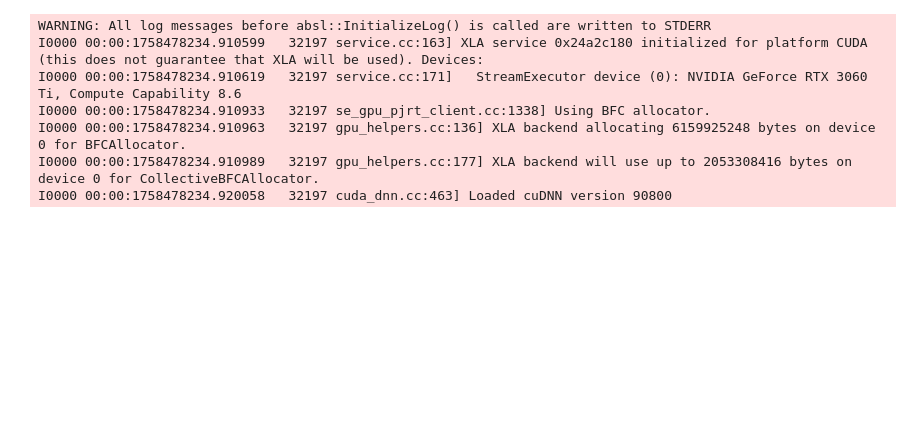
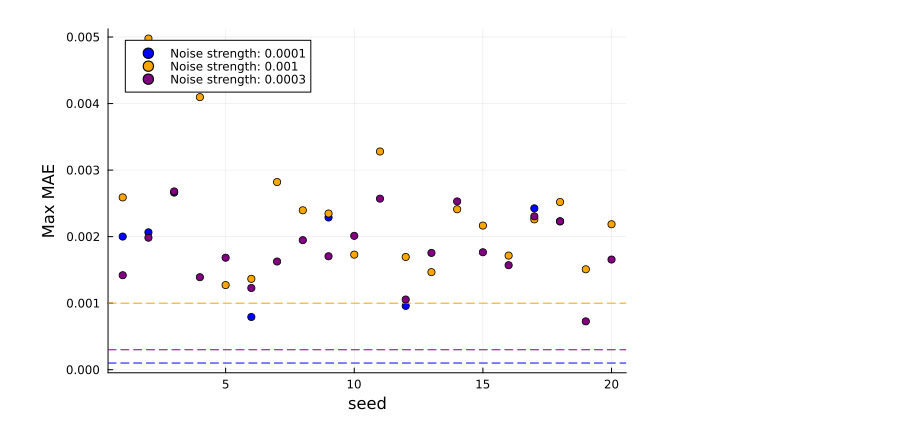
Before and after one commit to mlenes/surrogate_flow, a Jupyter notebook: Analysis.ipynb, the cells around one changed output. Cells and saved outputs as stored; diff of their text form; code cells hidden in the pictures; blank space fills up the shorter version.

```diff
--- a/Analysis.ipynb
+++ b/Analysis.ipynb
@@ -14,3 +164,45 @@ show_plots("data/burgers1d_periodicBase.jld2", model, Xμ, Xσ, "media/TEMP.png"
+# %%
+nseeds=20
+cutoff=0.1
+
+trainpath0_0001="data/burgers1d_periodicNoised0_0001.jld2"
+trainpath0_001="data/burgers1d_periodicNoised0_001.jld2"
+trainpath0_0003="data/burgers1d_periodicNoised0_0003.jld2"
+
+truthpath="data/burgers1d_periodicBase.jld2"
+testpath="data/burgers1d_periodicBase.jld2"
+
+max_MAE0_0001 = get_max_MAE(FluxModel, trainpath0_0001, truthpath, testpath, nseeds)
+max_MAE0_001 = get_max_MAE(FluxModel, trainpath0_001, truthpath, testpath, nseeds)
+max_MAE0_0003 = get_max_MAE(FluxModel, trainpath0_0003, truthpath, testpath, nseeds);
+# %%
+function get_filtered_max_MAE(max_MAE, cutoff)
+    filtered_max_MAE = []
+    for i in 1:length(max_MAE)
+        if max_MAE[i] < cutoff
+            push!(filtered_max_MAE, max_MAE[i])
+        else
+            push!(filtered_max_MAE, NaN)
+        end
+    end
+    return filtered_max_MAE
+end
+filtered_max_MAE0_0001 = get_filtered_max_MAE(max_MAE0_0001, cutoff)
+filtered_max_MAE0_001 = get_filtered_max_MAE(max_MAE0_001, cutoff)
+filtered_max_MAE0_0003 = get_filtered_max_MAE(max_MAE0_0003, cutoff)
+
+s = scatter(filtered_max_MAE0_0001, xlabel="seed", ylabel="Max MAE", label="Noise strength: 0.0001", color=:blue)
+hline!([0.0001], linestyle=:dash, label=false, color=:blue)
+
+scatter!(filtered_max_MAE0_001, label="Noise strength: 0.001", color=:orange)
+hline!([0.001], linestyle=:dash, label=false, color=:orange)
+
+scatter!(filtered_max_MAE0_0003, label="Noise strength: 0.0003", color=:purple)
+hline!([0.0003], linestyle=:dash, label=false, color=:purple)
+
+display(s)
+# %% [output]
+[figure, added]
 # %%
 using Lux, Reactant, Enzyme, Zygote, Optimisers, MLUtils, Random, Statistics, JLD2, Plots, NNlib, ProgressMeter, BSON
 include("analysis_tools.jl")
@@ -122,27 +338,24 @@ function get_total_error(testing_model, trainpath, truthpath, testpath, nseeds)
     return total_errors
 end;
 # %%
-nseeds=400
+nseeds=10
 cutoff=0.1
 
 trainpathBase="data/burgers1d_periodicBase.jld2"
 trainpathNoised="data/burgers1d_periodicNoised.jld2"
 
-truthpath="data/burgers1d_periodicBase.jld2"
+trainpathAmp="data/burgers1d_periodicAmp.jld2"
+trainpathNoisedAmp="data/burgers1d_periodicNoisedAmp.jld2"
+
+truthpathBase="data/burgers1d_periodicBase.jld2"
+truthpathAmp="data/burgers1d_periodicAmp.jld2"
+
 testpath="data/burgers1d_periodicAmp.jld2"
 
-total_errors_Base_Base = get_total_error(BaseModel, trainpathBase, truthpath, testpath, nseeds)
-total_errors_Base_Noised = get_total_error(BaseModel, trainpathNoised, truthpath, testpath, nseeds)
-total_errors_Flux_Base = get_total_error(FluxModel, trainpathBase, truthpath, testpath, nseeds)
-total_errors_Flux_Noised = get_total_error(FluxModel, trainpathNoised, truthpath, testpath, nseeds);
+total_errors_Base_Base = get_total_error(BaseModel, [trainpathBase, trainpathAmp], [truthpathBase, truthpathAmp], testpath, nseeds)
+total_errors_Base_Noised = get_total_error(BaseModel, [trainpathNoised, trainpathNoisedAmp], [truthpathBase, truthpathAmp], testpath, nseeds)
+total_errors_Flux_Base = get_total_error(FluxModel, [trainpathBase, trainpathAmp], [truthpathBase, truthpathAmp], testpath, nseeds)
+total_errors_Flux_Noised = get_total_error(FluxModel, [trainpathNoised, trainpathNoisedAmp], [truthpathBase, truthpathAmp], testpath, nseeds);
-# %% [output]
-WARNING: All log messages before absl::InitializeLog() is called are written to STDERR
-I0000 00:00:1758478234.910599   32197 service.cc:163] XLA service 0x24a2c180 initialized for platform CUDA (this does not guarantee that XLA will be used). Devices:
-I0000 00:00:1758478234.910619   32197 service.cc:171]   StreamExecutor device (0): NVIDIA GeForce RTX 3060 Ti, Compute Capability 8.6
-I0000 00:00:1758478234.910933   32197 se_gpu_pjrt_client.cc:1338] Using BFC allocator.
-I0000 00:00:1758478234.910963   32197 gpu_helpers.cc:136] XLA backend allocating 6159925248 bytes on device 0 for BFCAllocator.
-I0000 00:00:1758478234.910989   32197 gpu_helpers.cc:177] XLA backend will use up to 2053308416 bytes on device 0 for CollectiveBFCAllocator.
-I0000 00:00:1758478234.920058   32197 cuda_dnn.cc:463] Loaded cuDNN version 90800
 # %%
 function filter_stable!(total_errors, cutoff)
     n_stable = 0
```
Also changed, not shown: parts of 9 cells of this notebook, 11 other files.
